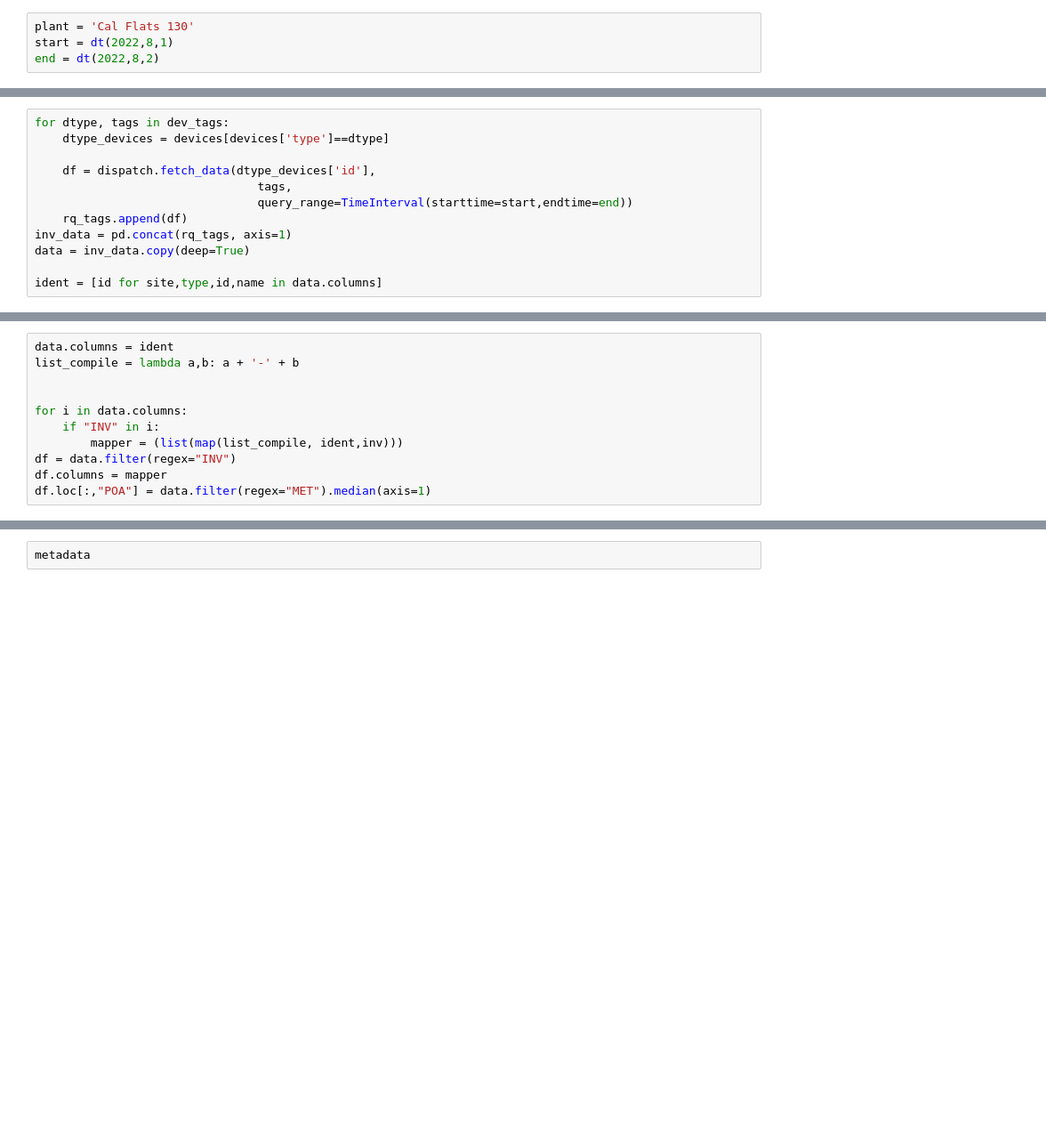
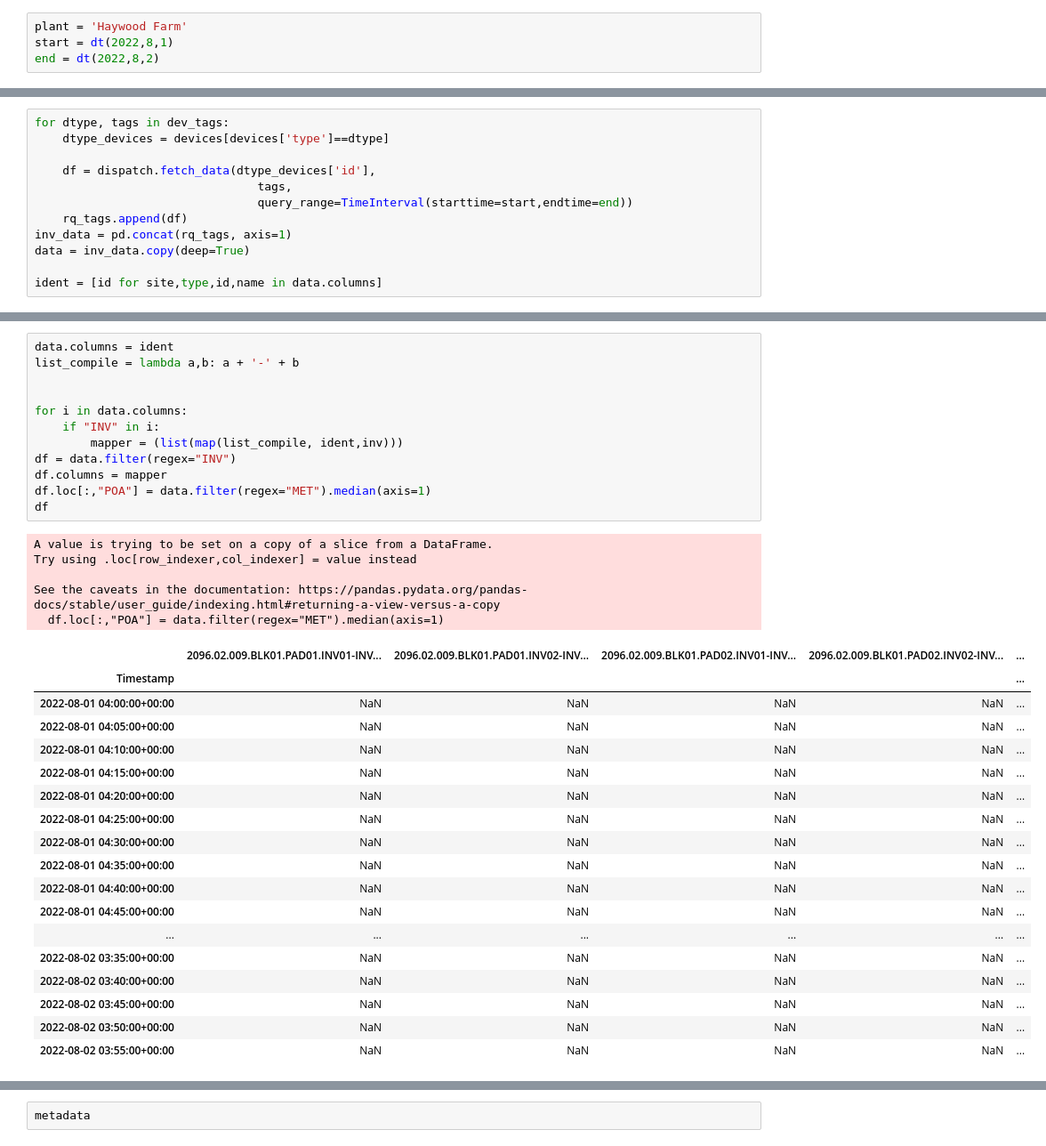
Before and after one commit to just-pineapples/Arevbot, a Jupyter notebook: Dataframe_mangement/inv_power_comparison.ipynb, the cells around one changed output, grey strips where cells are left out. Shown at 89% size. Cells and saved outputs as stored; diff of their text form; blank space fills up the shorter version.

```diff
--- a/Dataframe_mangement/inv_power_comparison.ipynb
+++ b/Dataframe_mangement/inv_power_comparison.ipynb
@@ -12,5 +13,5 @@ from config import SUBSCRIPTION_KEY, CUSTOMER_ID
 # %%
-plant = 'Cal Flats 130'
+plant = 'Haywood Farm'
 start = dt(2022,8,1)
 end = dt(2022,8,2)
 # %%
@@ -46,14 +72,39 @@ inv
 # %%
 data.columns = ident
 list_compile = lambda a,b: a + '-' + b
 
 
 for i in data.columns:
     if "INV" in i:
         mapper = (list(map(list_compile, ident,inv)))
 df = data.filter(regex="INV")
 df.columns = mapper
 df.loc[:,"POA"] = data.filter(regex="MET").median(axis=1)
+df
+# %% [output]
+A value is trying to be set on a copy of a slice from a DataFrame.
+Try using .loc[row_indexer,col_indexer] = value instead
+
+See the caveats in the documentation: https://pandas.pydata.org/pandas-docs/stable/user_guide/indexing.html#returning-a-view-versus-a-copy
+  df.loc[:,"POA"] = data.filter(regex="MET").median(axis=1)
+|  | 2096.02.009.BLK01.PAD01.INV01-INV... | 2096.02.009.BLK01.PAD01.INV02-INV... | 2096.02.009.BLK01.PAD02.INV01-INV... | 2096.02.009.BLK01.PAD02.INV02-INV... | ... |
+| Timestamp |  |  |  |  | ... |
+| 2022-08-01 04:00:00+00:00 | NaN | NaN | NaN | NaN | ... |
+| 2022-08-01 04:05:00+00:00 | NaN | NaN | NaN | NaN | ... |
+| 2022-08-01 04:10:00+00:00 | NaN | NaN | NaN | NaN | ... |
+| 2022-08-01 04:15:00+00:00 | NaN | NaN | NaN | NaN | ... |
+| 2022-08-01 04:20:00+00:00 | NaN | NaN | NaN | NaN | ... |
+| 2022-08-01 04:25:00+00:00 | NaN | NaN | NaN | NaN | ... |
+| 2022-08-01 04:30:00+00:00 | NaN | NaN | NaN | NaN | ... |
+| 2022-08-01 04:35:00+00:00 | NaN | NaN | NaN | NaN | ... |
+| 2022-08-01 04:40:00+00:00 | NaN | NaN | NaN | NaN | ... |
+| 2022-08-01 04:45:00+00:00 | NaN | NaN | NaN | NaN | ... |
+| ... | ... | ... | ... | ... | ... |
+| 2022-08-02 03:35:00+00:00 | NaN | NaN | NaN | NaN | ... |
+| 2022-08-02 03:40:00+00:00 | NaN | NaN | NaN | NaN | ... |
+| 2022-08-02 03:45:00+00:00 | NaN | NaN | NaN | NaN | ... |
+| 2022-08-02 03:50:00+00:00 | NaN | NaN | NaN | NaN | ... |
+| 2022-08-02 03:55:00+00:00 | NaN | NaN | NaN | NaN | ... |
 # %%
 inv_names = []
 
```
Also changed, not shown: parts of 4 cells of this notebook, 2 other files.
